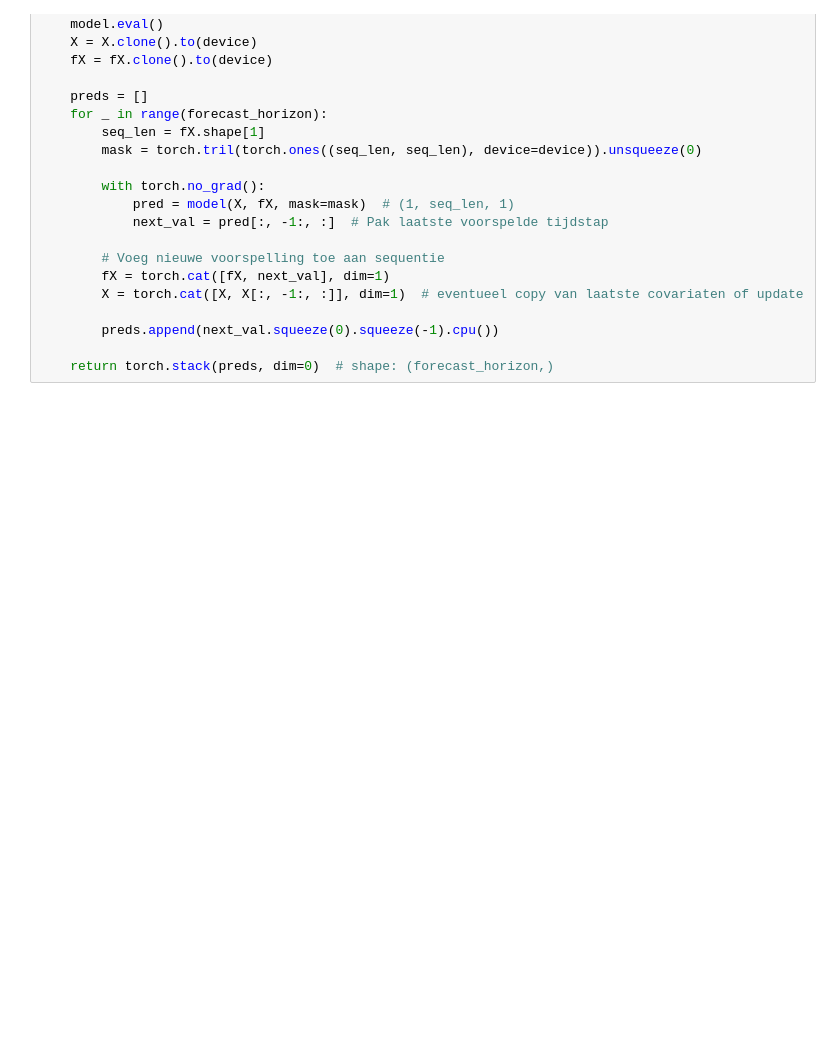
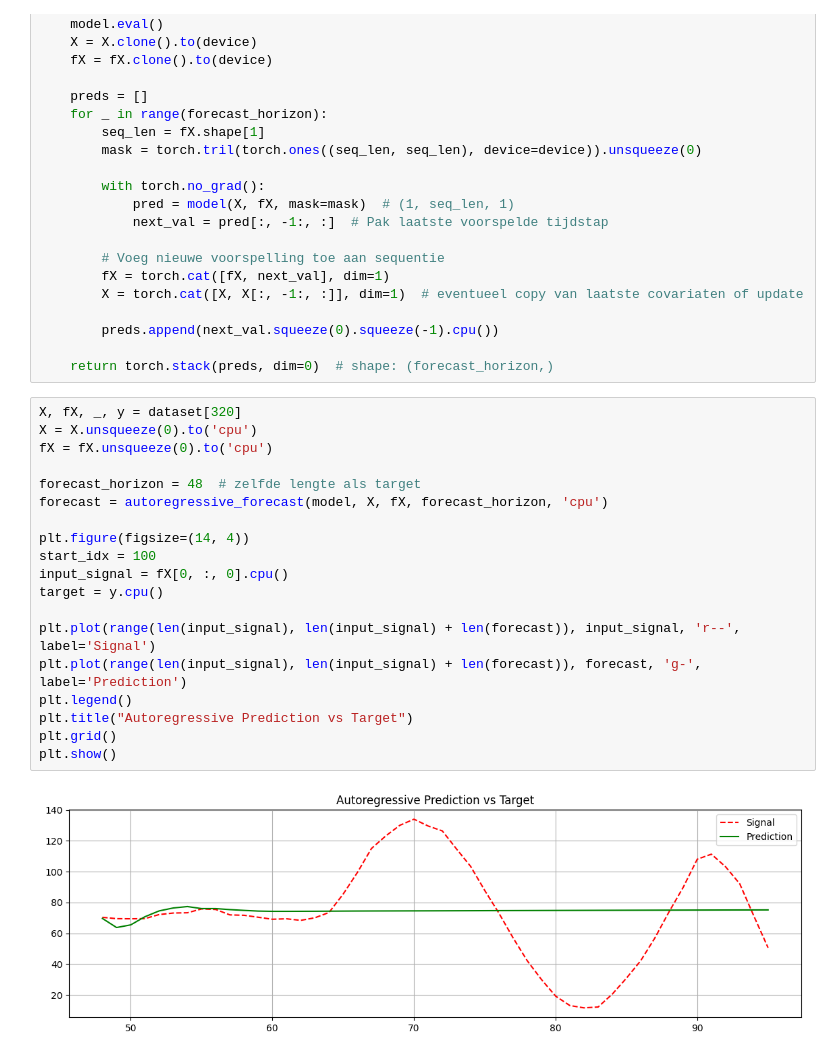
Before and after one commit to FinnAlberts/attention_analysis, a Jupyter notebook: test.ipynb, the cells around one changed output. Drawn from its saved outputs; the diff is of its cells as text; blank space fills up the shorter version.

```diff
--- a/test.ipynb
+++ b/test.ipynb
@@ -186,6 +194,27 @@ def autoregressive_forecast(model, X, fX, forecast_horizon, device):
         preds.append(next_val.squeeze(0).squeeze(-1).cpu())
 
     return torch.stack(preds, dim=0)  # shape: (forecast_horizon,)
+# %%
+X, fX, _, y = dataset[320]
+X = X.unsqueeze(0).to('cpu')
+fX = fX.unsqueeze(0).to('cpu')
+
+forecast_horizon = 48  # zelfde lengte als target
+forecast = autoregressive_forecast(model, X, fX, forecast_horizon, 'cpu')
+
+plt.figure(figsize=(14, 4))
+start_idx = 100
+input_signal = fX[0, :, 0].cpu()
+target = y.cpu()
+
+plt.plot(range(len(input_signal), len(input_signal) + len(forecast)), input_signal, 'r--', label='Signal')
+plt.plot(range(len(input_signal), len(input_signal) + len(forecast)), forecast, 'g-', label='Prediction')
+plt.legend()
+plt.title("Autoregressive Prediction vs Target")
+plt.grid()
+plt.show()
+# %% [output]
+[figure, added]
 # %%
 X, fX, _, y = dataset[320]
 X = X.unsqueeze(0).to(device)
```
Also changed, not shown: parts of 10 cells of this notebook.
